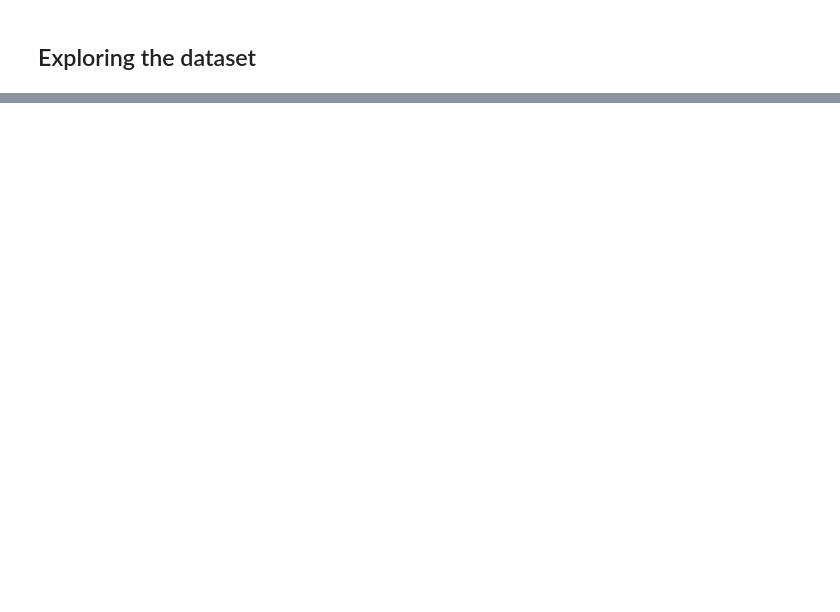
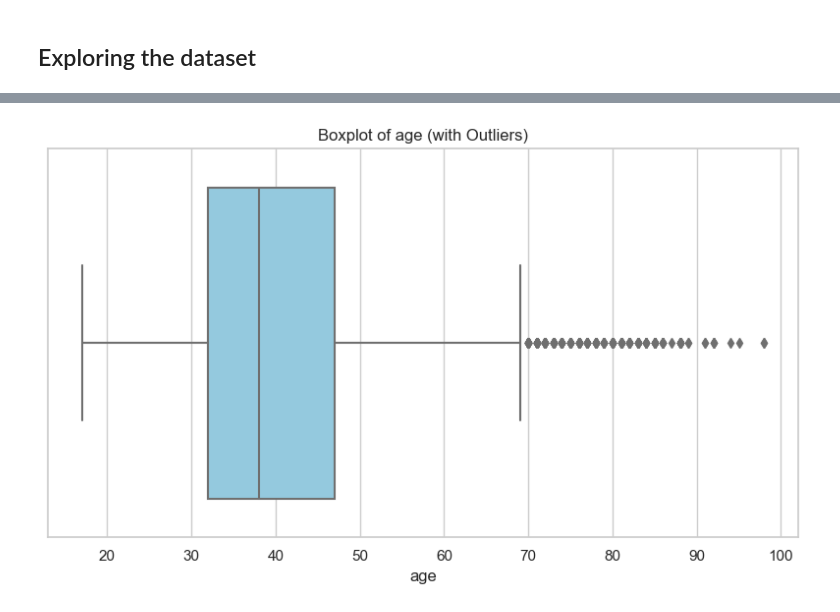
Before and after one commit to batuhanozzer/bankMarketing, a Jupyter notebook: ceng474_BankMarketing.ipynb, the cells around one changed output, grey strips where cells are left out. Saved outputs shown, nothing was run; the diff lists cells and outputs as text; code cells hidden in the pictures; blank space fills up the shorter version.

```diff
--- a/ceng474_BankMarketing.ipynb
+++ b/ceng474_BankMarketing.ipynb
@@ -256,0 +131,8 @@ data_copy2.shape
+# %%
+def visualize_outliers(df, column_name):
+    plt.figure(figsize=(8, 5))
+    sns.boxplot(data=df, x=column_name, color='skyblue')
+    plt.title(f"Boxplot of {column_name} (with Outliers)")
+    plt.xlabel(column_name)
+    plt.tight_layout()
+    plt.show()
@@ -256,0 +166,4 @@ data_copy2.shape
+# %%
+visualize_outliers(dataset_numerical,'age')
+# %% [output]
+[figure, added]
```
Also changed, not shown: parts of 41 cells of this notebook.
